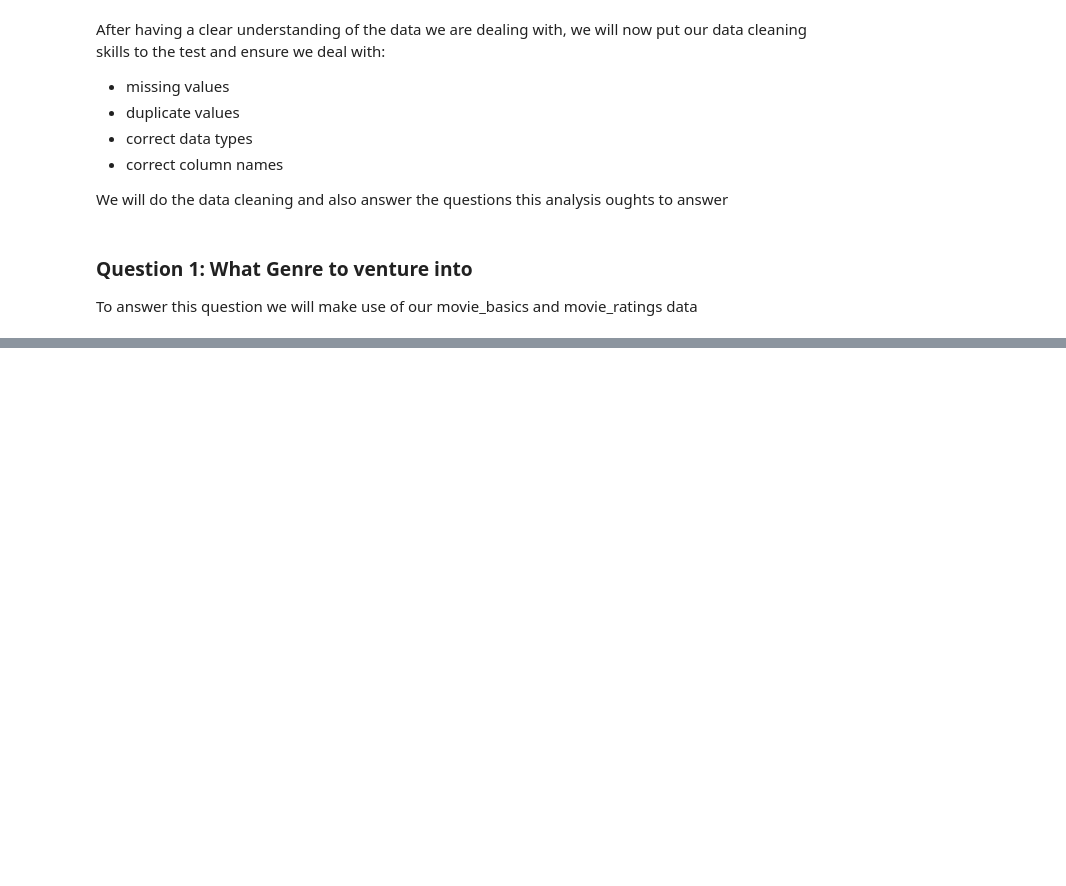
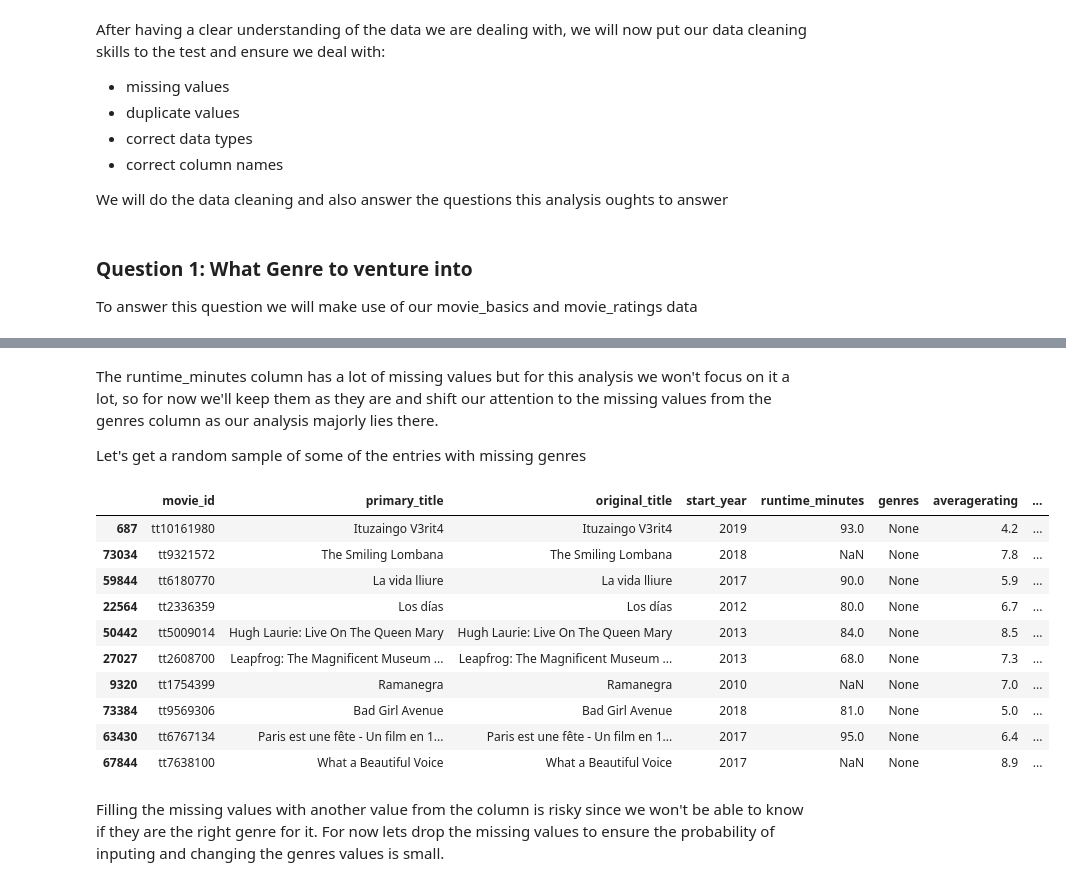
Before and after one commit to HSimiyu/Movie-Data-Analysis, a Jupyter notebook: student.ipynb, the cells around one changed output, grey strips where cells are left out. Saved outputs shown, nothing was run; the diff lists cells and outputs as text; code cells hidden in the pictures; blank space fills up the shorter version.

```diff
--- a/student.ipynb
+++ b/student.ipynb
@@ -232,0 +270,22 @@ To answer this question we will make use of our movie_basics and movie_ratings d
+# %% [markdown]
+The runtime_minutes column has a lot of missing values but for this analysis we won't focus on it a lot, so for now we'll keep them as they are and shift our attention to the missing values from the genres column as our analysis majorly lies there.
+
+Let's get a random sample of some of the entries with missing genres
+# %%
+missing_genre = genres_df[genres_df['genres'].isna()].sample(10, random_state=1)
+
+missing_genre
+# %% [output]
+|  | movie_id | primary_title | original_title | start_year | runtime_minutes | genres | averagerating | ... |
+| 687 | tt10161980 | Ituzaingo V3rit4 | Ituzaingo V3rit4 | 2019 | 93.0 | None | 4.2 | ... |
+| 73034 | tt9321572 | The Smiling Lombana | The Smiling Lombana | 2018 | NaN | None | 7.8 | ... |
+| 59844 | tt6180770 | La vida lliure | La vida lliure | 2017 | 90.0 | None | 5.9 | ... |
+| 22564 | tt2336359 | Los días | Los días | 2012 | 80.0 | None | 6.7 | ... |
+| 50442 | tt5009014 | Hugh Laurie: Live On The Queen Mary | Hugh Laurie: Live On The Queen Mary | 2013 | 84.0 | None | 8.5 | ... |
+| 27027 | tt2608700 | Leapfrog: The Magnificent Museum ... | Leapfrog: The Magnificent Museum ... | 2013 | 68.0 | None | 7.3 | ... |
+| 9320 | tt1754399 | Ramanegra | Ramanegra | 2010 | NaN | None | 7.0 | ... |
+| 73384 | tt9569306 | Bad Girl Avenue | Bad Girl Avenue | 2018 | 81.0 | None | 5.0 | ... |
+| 63430 | tt6767134 | Paris est une fête - Un film en 1... | Paris est une fête - Un film en 1... | 2017 | 95.0 | None | 6.4 | ... |
+| 67844 | tt7638100 | What a Beautiful Voice | What a Beautiful Voice | 2017 | NaN | None | 8.9 | ... |
+# %% [markdown]
+Filling the missing values with another value from the column is risky since we won't be able to know if they are the right genre for it. For now lets drop the missing values to ensure the probability of inputing and changing the genres values is small.
```
Also changed, not shown: parts of 13 cells of this notebook.
